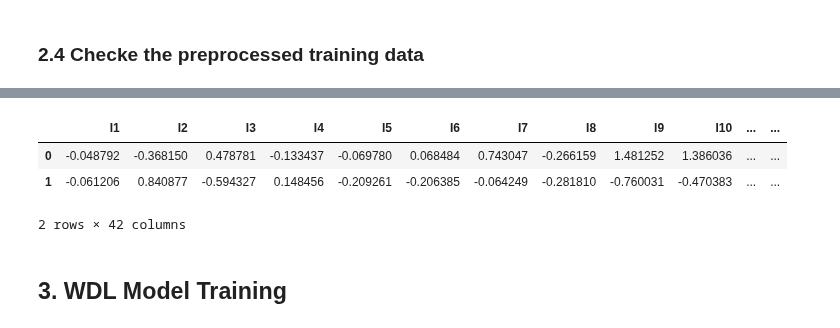
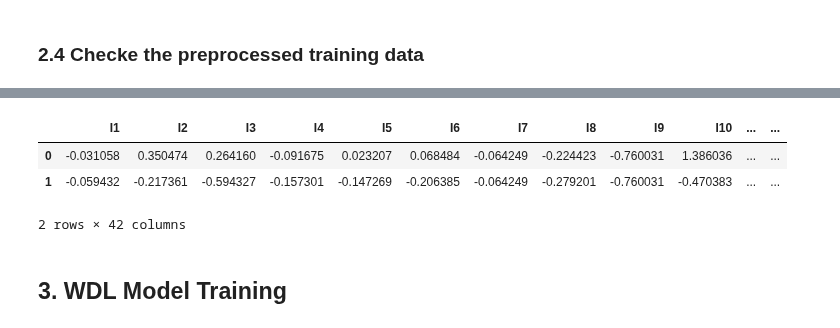
Before and after one commit to triton-inference-server/hugectr_backend, a Jupyter notebook: samples/wdl/HugeCTR_WDL_Training.ipynb, the cells around one changed output, grey strips where cells are left out. Saved outputs shown, nothing was run; the diff lists cells and outputs as text; code cells hidden in the pictures.

```diff
--- a/samples/wdl/HugeCTR_WDL_Training.ipynb
+++ b/samples/wdl/HugeCTR_WDL_Training.ipynb
@@ -549,11 +556,11 @@ drwxr-xr-x 2 root root        4096 Jul  5 05:41 temp-parquet-after-conversion
 # %%
 import pandas as pd
-df = pd.read_parquet("/wdl_train/train/0.8870d61b8a1f4deca0f911acfb072999.parquet")
+df = pd.read_parquet("/wdl_train/train/part_0.parquet")
 df.head(2)
 # %% [output]
 |  | I1 | I2 | I3 | I4 | I5 | I6 | I7 | I8 | I9 | I10 | ... | ... |
-| 0 | -0.048792 | -0.368150 | 0.478781 | -0.133437 | -0.069780 | 0.068484 | 0.743047 | -0.266159 | 1.481252 | 1.386036 | ... | ... |
-| 1 | -0.061206 | 0.840877 | -0.594327 | 0.148456 | -0.209261 | -0.206385 | -0.064249 | -0.281810 | -0.760031 | -0.470383 | ... | ... |
+| 0 | -0.031058 | 0.350474 | 0.264160 | -0.091675 | 0.023207 | 0.068484 | -0.064249 | -0.224423 | -0.760031 | 1.386036 | ... | ... |
+| 1 | -0.059432 | -0.217361 | -0.594327 | -0.157301 | -0.147269 | -0.206385 | -0.064249 | -0.279201 | -0.760031 | -0.470383 | ... | ... |
 2 rows × 42 columns
 # %% [markdown]
 ## 3. WDL Model Training
```
Also changed, not shown: parts of 14 cells of this notebook, 2 other files.
